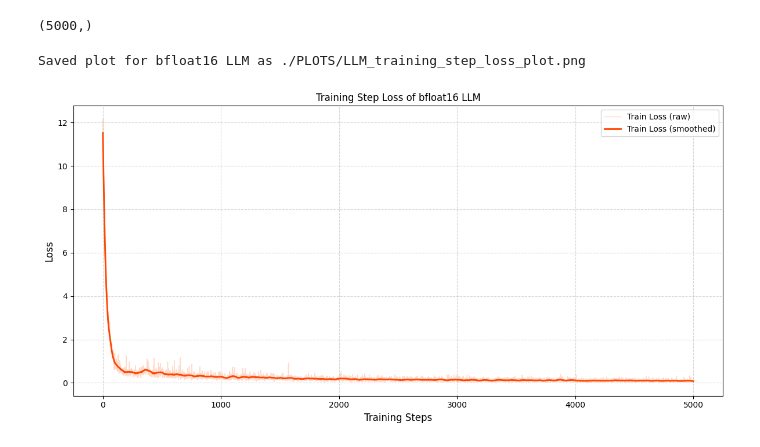
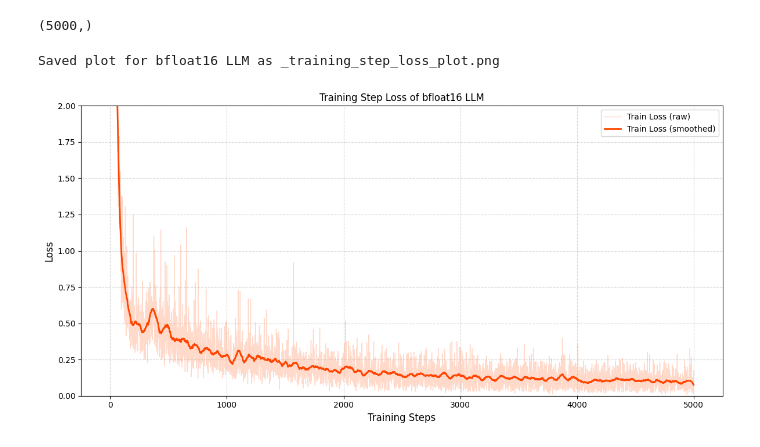
Before and after one commit to aneeshm11/Gemma3nChallenge, a Jupyter notebook: logs_and_metrics/plots.ipynb, the cells around one changed output. Saved outputs shown, nothing was run; the diff lists cells and outputs as text; code cells hidden in the pictures.

```diff
--- a/logs_and_metrics/plots.ipynb
+++ b/logs_and_metrics/plots.ipynb
@@ -314,41 +300,38 @@ import numpy as np
 import matplotlib.pyplot as plt
 from scipy.signal import savgol_filter
 
-# Load the training step loss
 train_losses = np.load('./PLOTS/LLM/BFLOAT16MODEL/step_train_losses.npy')
 
-# Define number of steps
 num_steps = len(train_losses)
 step_x = np.arange(num_steps)
 
-# Smooth the train losses
 train_losses_smooth = savgol_filter(train_losses, window_length=101, polyorder=3)
 
-# Define colors
 colors = {
     "raw_step": "#FFA07A",
     "smooth_step": "#FF4500"
 }
 
-# Plotting
 plt.figure(figsize=(12, 6))
 
 plt.plot(step_x, train_losses, label='Train Loss (raw)', color=colors["raw_step"], alpha=0.4, linewidth=1)
 plt.plot(step_x, train_losses_smooth, label='Train Loss (smoothed)', color=colors["smooth_step"], linewidth=2)
+
+plt.ylim(0, 2)
 
 plt.xlabel('Training Steps', fontsize=12)
 plt.ylabel('Loss', fontsize=12)
 display_name = "bfloat16 LLM"
 plt.title(f'Training Step Loss of {display_name}')
 plt.legend(fontsize=10)
 plt.grid(True, linestyle='--', alpha=0.5)
 plt.tight_layout()
 
 model_folder = "./PLOTS/LLM/BFLOAT16MODEL"
-save_filename = f"{model_folder}_training_step_loss_plot.png"
+save_filename = "_training_step_loss_plot.png"
 plt.savefig(save_filename, dpi=300, bbox_inches='tight')
 print(f"Saved plot for {display_name} as {save_filename}")
 plt.show()
 # %% [output]
-Saved plot for bfloat16 LLM as ./PLOTS/LLM_training_step_loss_plot.png
+Saved plot for bfloat16 LLM as _training_step_loss_plot.png
-[figure, old version]
+[figure, new version]
```
Also changed, not shown: parts of 2 cells of this notebook, 9 other files.
